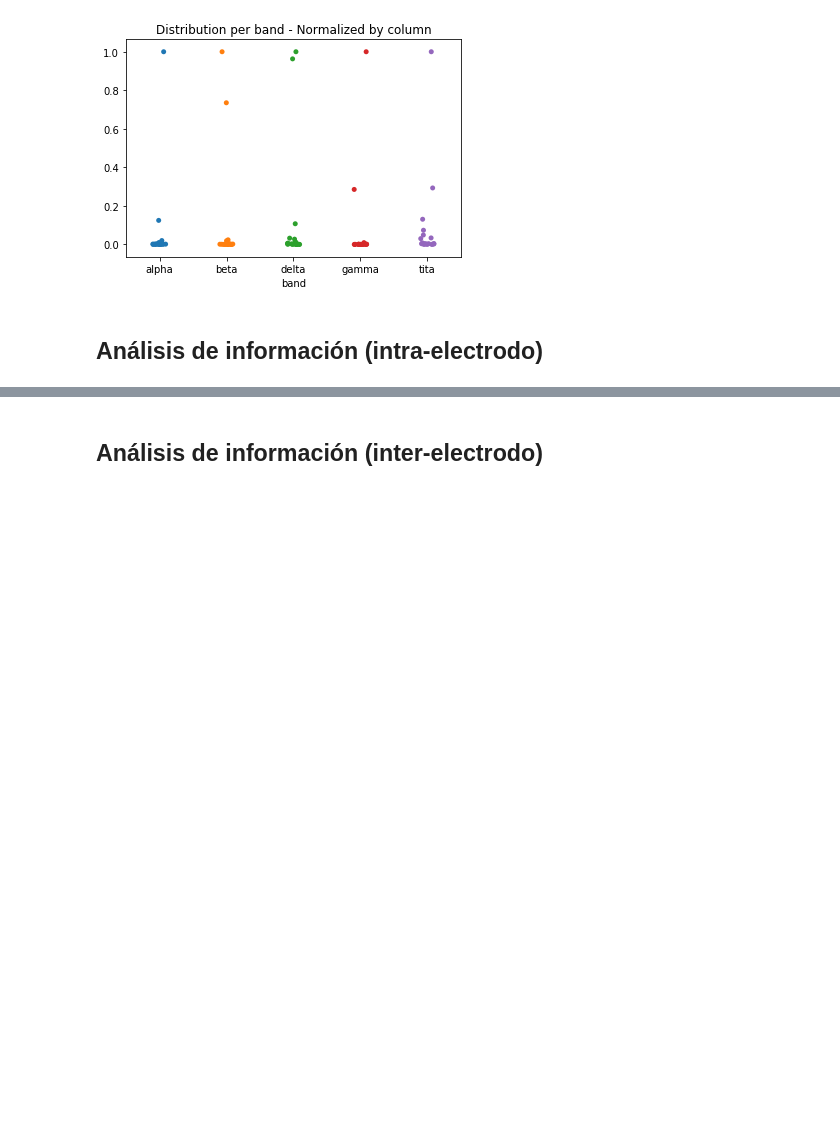
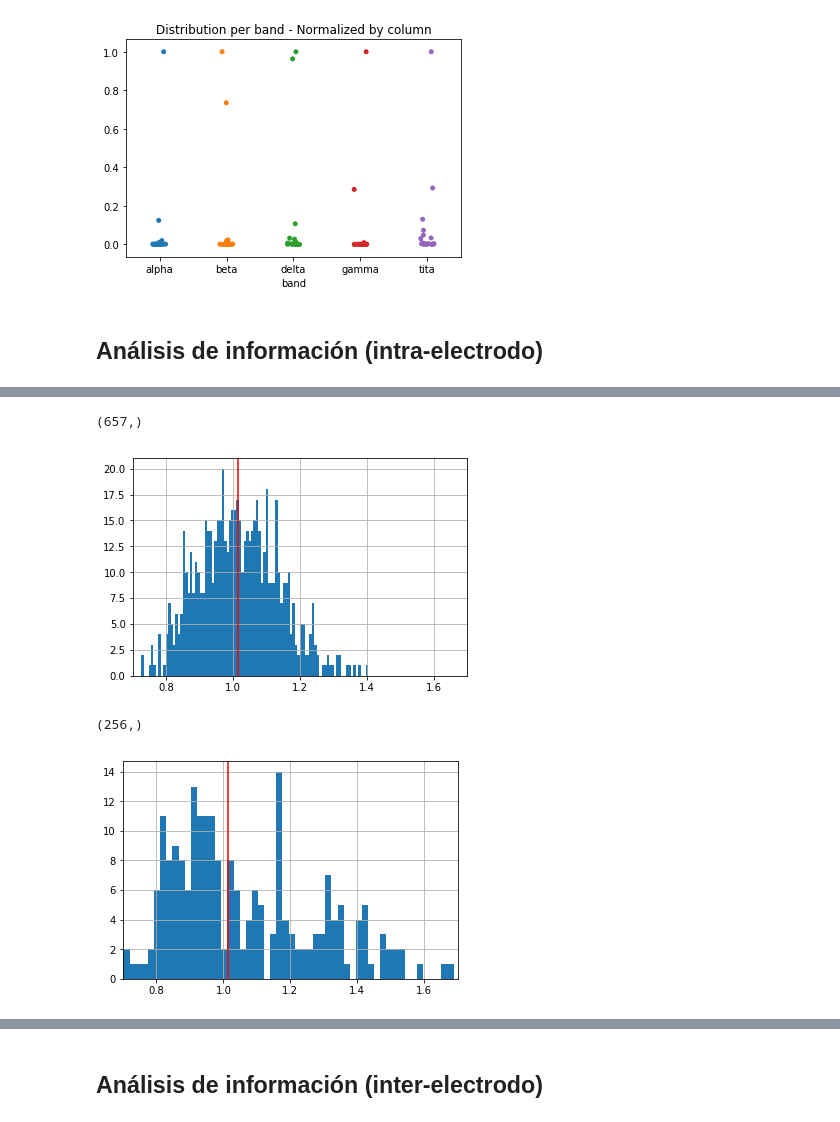
Before and after one commit to gfourcade/cienciadatos, a Jupyter notebook: tp2/tp2.ipynb, the cells around one changed output, grey strips where cells are left out. Drawn from its saved outputs; the diff is of its cells as text; code cells hidden in the pictures; blank space fills up the shorter version.

```diff
--- a/tp2/tp2.ipynb
+++ b/tp2/tp2.ipynb
@@ -212,3 +214,20 @@ plt.show()
 [figure]
 # %% [markdown]
 ## Análisis de información (intra-electrodo)
+# %%
+from scipy.io import loadmat
+import pandas as pd
+
+import gc
+gc.collect()
+
+mat = loadmat('data/S06.mat')
+panel = pd.Panel(mat['data'])
+''' Item axis: Epoch
+    Major axis: Electrode
+    Minor axis: Sample '''
+min_ = panel.min().min().min()
+max_ = panel.max().max().max()
+bins = np.linspace(min_, max_, 100)
+
+print(bins)
@@ -261,0 +276,35 @@ Entropy: 1.5553258997180588, Mean per channel: 0, Mean per epoch: 0
+# %%
+import matplotlib.pyplot as plt
+
+def mean_between_epochs(df):
+    return df.mean(0)
+def mean_between_electrodes(df):
+    return df.mean(1)
+
+def plot_histograms_for_subject(entropies):
+    # Promediamos por electrodos, obtenemos histograma por epochs
+    mean_epochs = mean_between_epochs(entropies)
+    print(mean_epochs.shape)
+    mean_epochs.hist(bins=100)
+    plt.axvline(mean_epochs.mean(), color='r')
+    plt.xlim(0.7,1.7)
+    plt.show()
+
+    # Promediamos por epochs, obtenemos histograma por electrodos
+    mean_electrodes = mean_between_electrodes(entropies)
+    print(mean_electrodes.shape)
+    mean_electrodes.hist(bins=100)
+    plt.axvline(mean_electrodes.mean(), color='r')
+    plt.xlim(0.7,1.7)
+    plt.show()
+
+def subject_global_mean(entropies):
+    return entropies.mean().mean()
+
+entropies = compute_entropies_for_subject(panel)
+plot_histograms_for_subject(entropies)
+# %% [output]
+(657,)
+[figure, added]
+(256,)
+[figure, added]
```
Also changed, not shown: parts of 13 cells of this notebook.
